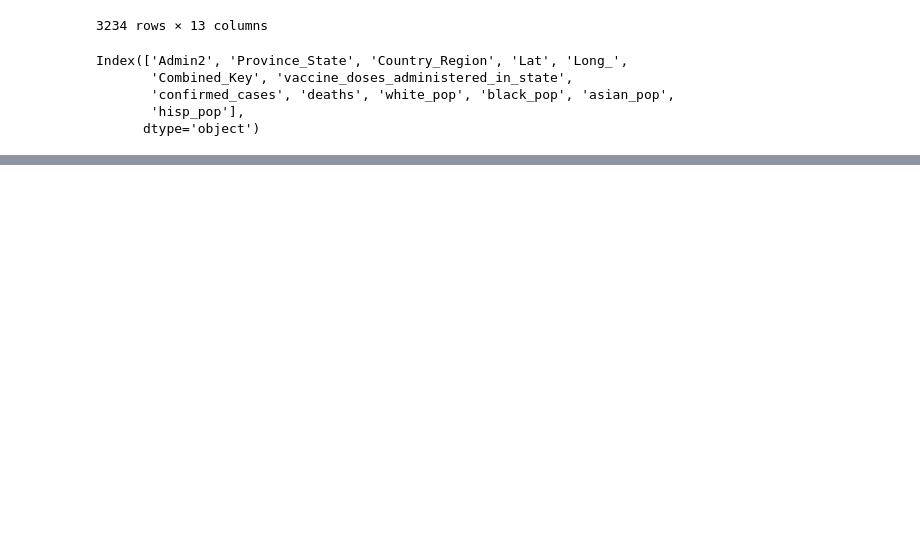
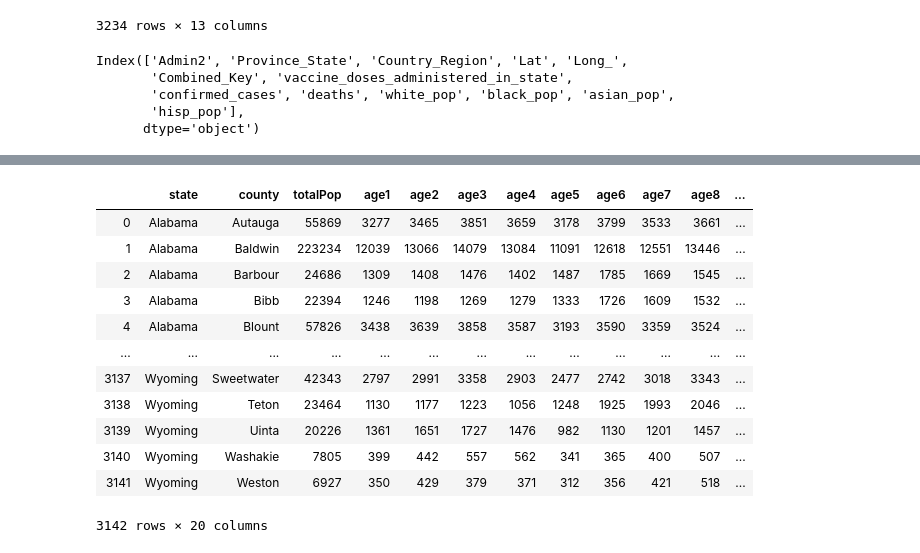
Before and after one commit to henrytan2/ML-Project, a Jupyter notebook: FinalProject.ipynb, the cells around one changed output, grey strips where cells are left out. Drawn from its saved outputs; the diff is of its cells as text; code cells hidden in the pictures; blank space fills up the shorter version.

```diff
--- a/FinalProject.ipynb
+++ b/FinalProject.ipynb
@@ -261,0 +399,25 @@ display(master_df)
+# %%
+#Cell by Julie -- clean age df for merging by getting ready of "County"
+def strip_county(x):
+    if x.endswith('County'):
+        return x[:-len("County")]
+    return x
+
+#cleaning my age df for merging
+final_age_df['county'] = final_age_df['county'].apply(strip_county) #I'm noticing this is getting rid of 'ount' or other makeups of the word county -- must fix
+final_age_df['county'] = final_age_df['county'].str.strip() #be careful of the trailing space!
+display(final_age_df)
+# %% [output]
+|  | state | county | totalPop | age1 | age2 | age3 | age4 | age5 | age6 | age7 | age8 | ... |
+| 0 | Alabama | Autauga | 55869 | 3277 | 3465 | 3851 | 3659 | 3178 | 3799 | 3533 | 3661 | ... |
+| 1 | Alabama | Baldwin | 223234 | 12039 | 13066 | 14079 | 13084 | 11091 | 12618 | 12551 | 13446 | ... |
+| 2 | Alabama | Barbour | 24686 | 1309 | 1408 | 1476 | 1402 | 1487 | 1785 | 1669 | 1545 | ... |
+| 3 | Alabama | Bibb | 22394 | 1246 | 1198 | 1269 | 1279 | 1333 | 1726 | 1609 | 1532 | ... |
+| 4 | Alabama | Blount | 57826 | 3438 | 3639 | 3858 | 3587 | 3193 | 3590 | 3359 | 3524 | ... |
+| ... | ... | ... | ... | ... | ... | ... | ... | ... | ... | ... | ... | ... |
+| 3137 | Wyoming | Sweetwater | 42343 | 2797 | 2991 | 3358 | 2903 | 2477 | 2742 | 3018 | 3343 | ... |
+| 3138 | Wyoming | Teton | 23464 | 1130 | 1177 | 1223 | 1056 | 1248 | 1925 | 1993 | 2046 | ... |
+| 3139 | Wyoming | Uinta | 20226 | 1361 | 1651 | 1727 | 1476 | 982 | 1130 | 1201 | 1457 | ... |
+| 3140 | Wyoming | Washakie | 7805 | 399 | 442 | 557 | 562 | 341 | 365 | 400 | 507 | ... |
+| 3141 | Wyoming | Weston | 6927 | 350 | 429 | 379 | 371 | 312 | 356 | 421 | 518 | ... |
+3142 rows × 20 columns
```
Also changed, not shown: parts of 3 cells of this notebook, 1 other file.
